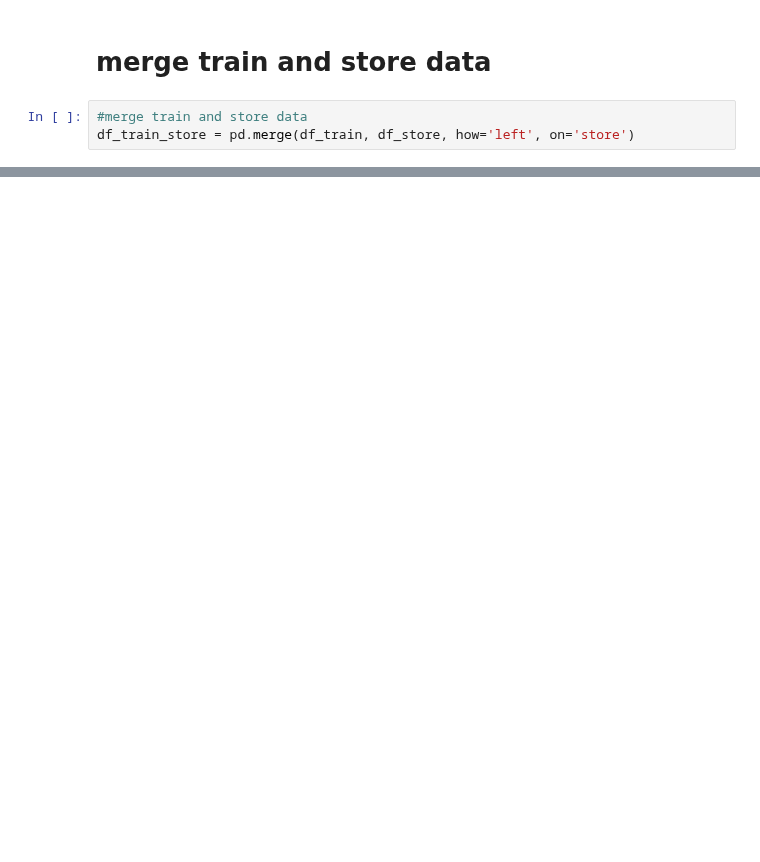
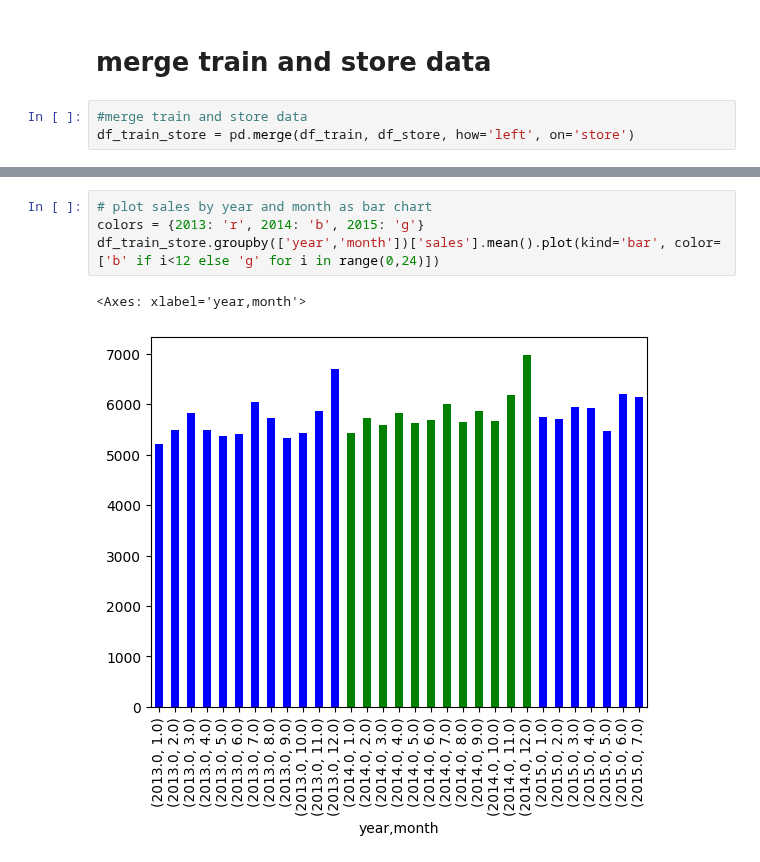
Before and after one commit to Bratpfannengamer/Rossmann, a Jupyter notebook: notebook.ipynb, the cells around one changed output, grey strips where cells are left out. Drawn from its saved outputs; the diff is of its cells as text; blank space fills up the shorter version.

```diff
--- a/notebook.ipynb
+++ b/notebook.ipynb
@@ -254,0 +319,7 @@ df_train_store.head()
+# %%
+# plot sales by year and month as bar chart
+colors = {2013: 'r', 2014: 'b', 2015: 'g'}
+df_train_store.groupby(['year','month'])['sales'].mean().plot(kind='bar', color=['b' if i<12 else 'g' for i in range(0,24)])
+# %% [output]
+<Axes: xlabel='year,month'>
+[figure, added]
```
Also changed, not shown: parts of 23 cells of this notebook, 1 other file.
